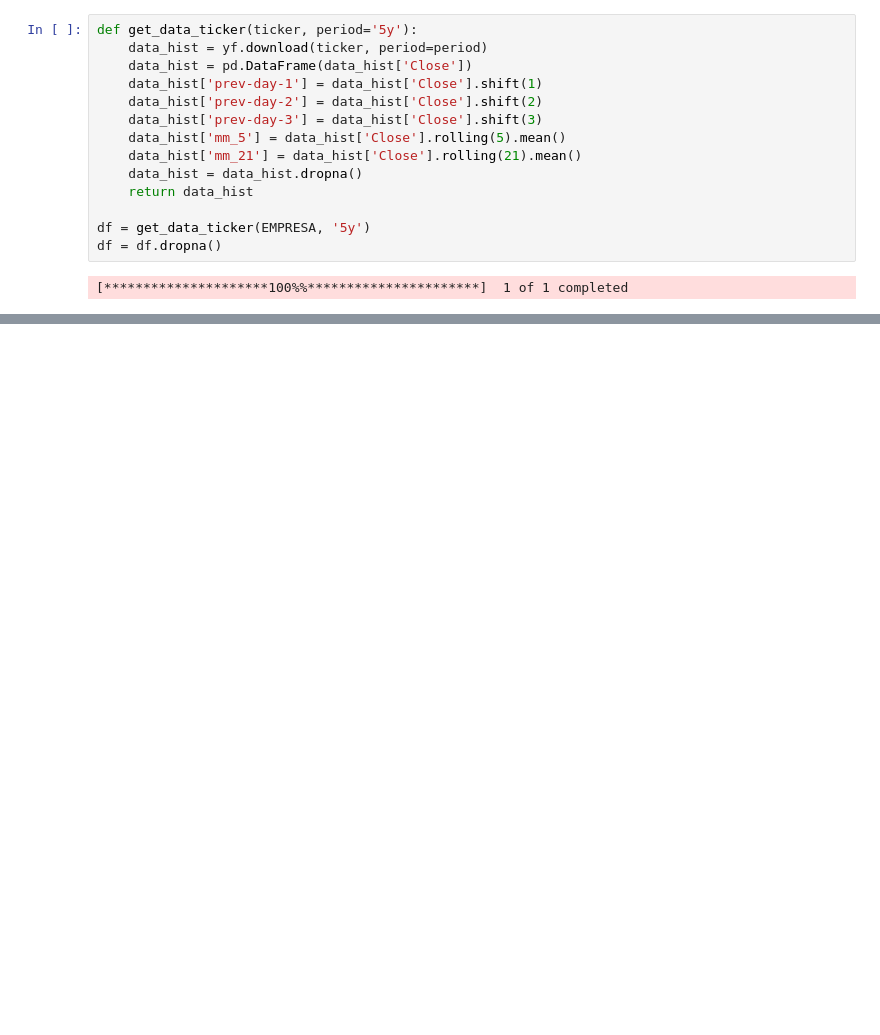
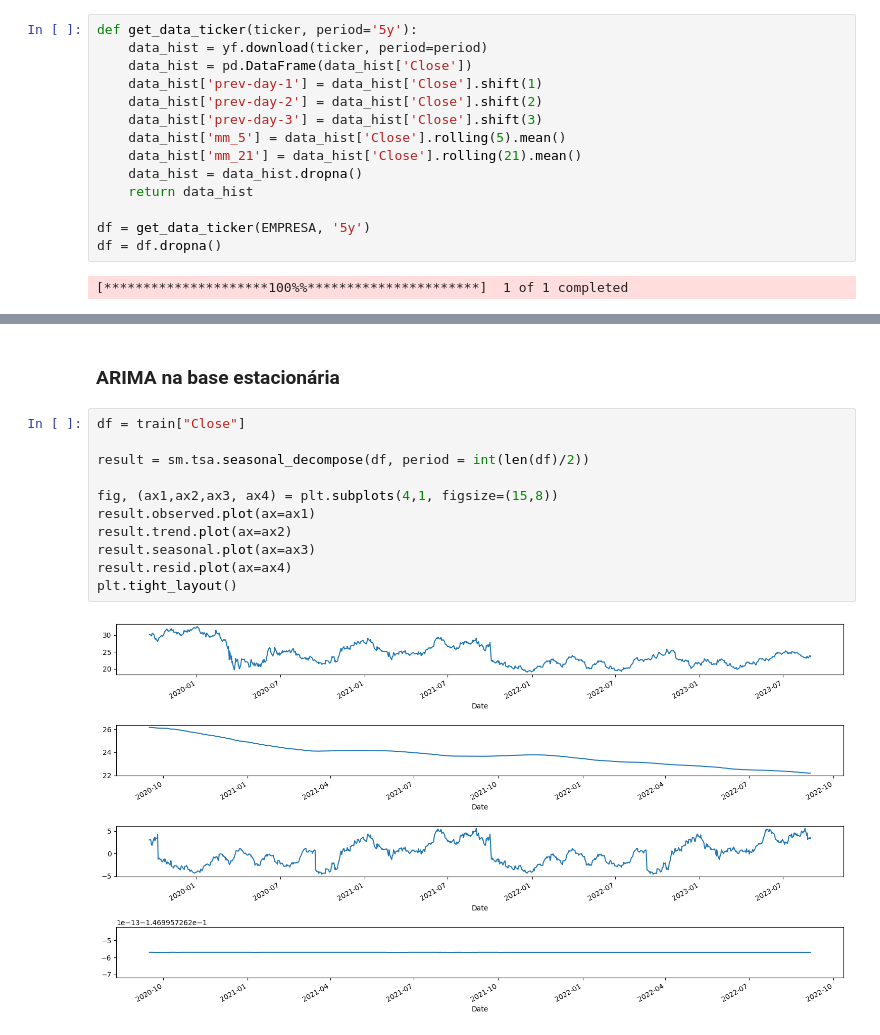
Before and after one commit to tcc-previsao-energia/ml-models, a Jupyter notebook: modelos/regressao/arima.ipynb, the cells around one changed output, grey strips where cells are left out. Saved outputs shown, nothing was run; the diff lists cells and outputs as text; blank space fills up the shorter version.

```diff
--- a/modelos/regressao/arima.ipynb
+++ b/modelos/regressao/arima.ipynb
@@ -78,0 +85,15 @@ RMSE: 1.8118062186767785
+# %% [markdown]
+### ARIMA na base estacionária
+# %%
+df = train["Close"]
+
+result = sm.tsa.seasonal_decompose(df, period = int(len(df)/2))
+
+fig, (ax1,ax2,ax3, ax4) = plt.subplots(4,1, figsize=(15,8))
+result.observed.plot(ax=ax1)
+result.trend.plot(ax=ax2)
+result.seasonal.plot(ax=ax3)
+result.resid.plot(ax=ax4)
+plt.tight_layout()
+# %% [output]
+[figure, added]
```
Also changed, not shown: parts of 20 cells of this notebook.
